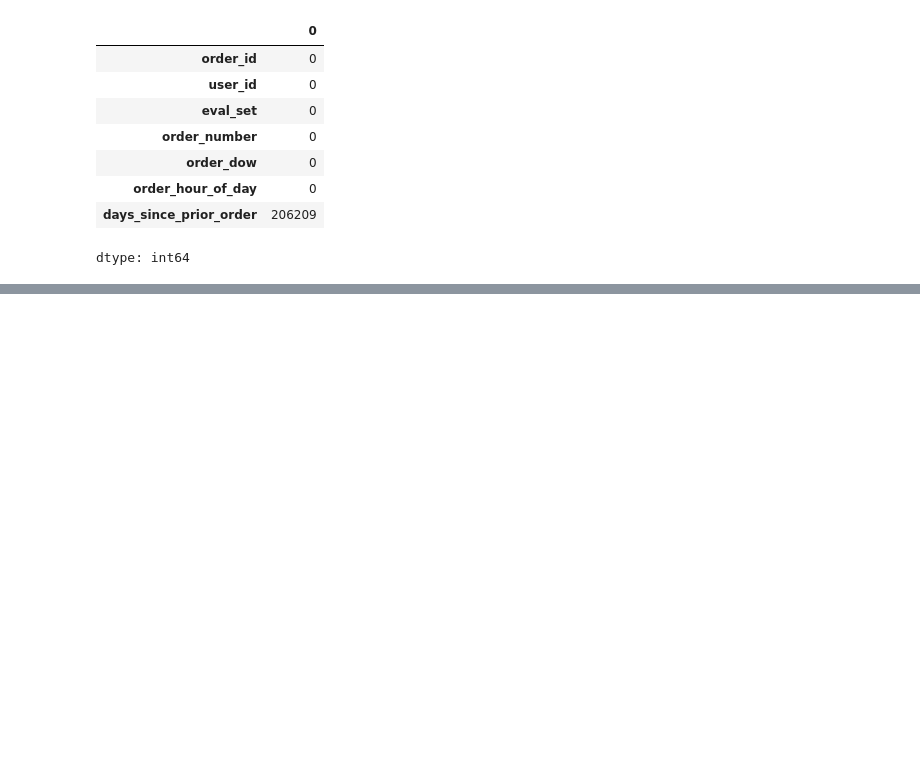
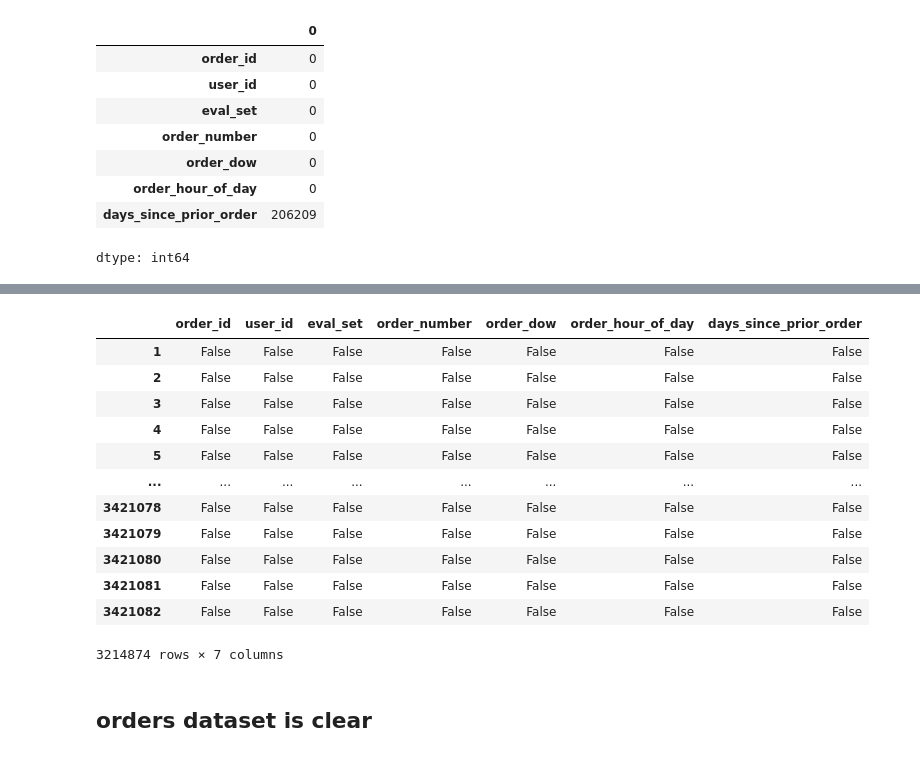
Before and after one commit to kithulovali/instacart-eda, a Jupyter notebook: notebooks/instacart-eda.ipynb, the cells around one changed output, grey strips where cells are left out. Cells and saved outputs as stored; diff of their text form; code cells hidden in the pictures; blank space fills up the shorter version.

```diff
--- a/notebooks/instacart-eda.ipynb
+++ b/notebooks/instacart-eda.ipynb
@@ -122,0 +136,20 @@ TypeError: 'Index' object is not callable
+# %%
+orders.dropna(inplace = True)
+# %%
+orders.isnull()
+# %% [output]
+|  | order_id | user_id | eval_set | order_number | order_dow | order_hour_of_day | days_since_prior_order |
+| 1 | False | False | False | False | False | False | False |
+| 2 | False | False | False | False | False | False | False |
+| 3 | False | False | False | False | False | False | False |
+| 4 | False | False | False | False | False | False | False |
+| 5 | False | False | False | False | False | False | False |
+| ... | ... | ... | ... | ... | ... | ... | ... |
+| 3421078 | False | False | False | False | False | False | False |
+| 3421079 | False | False | False | False | False | False | False |
+| 3421080 | False | False | False | False | False | False | False |
+| 3421081 | False | False | False | False | False | False | False |
+| 3421082 | False | False | False | False | False | False | False |
+3214874 rows × 7 columns
+# %% [markdown]
+## orders dataset is clear
```
Also changed, not shown: parts of 1 cell of this notebook.
